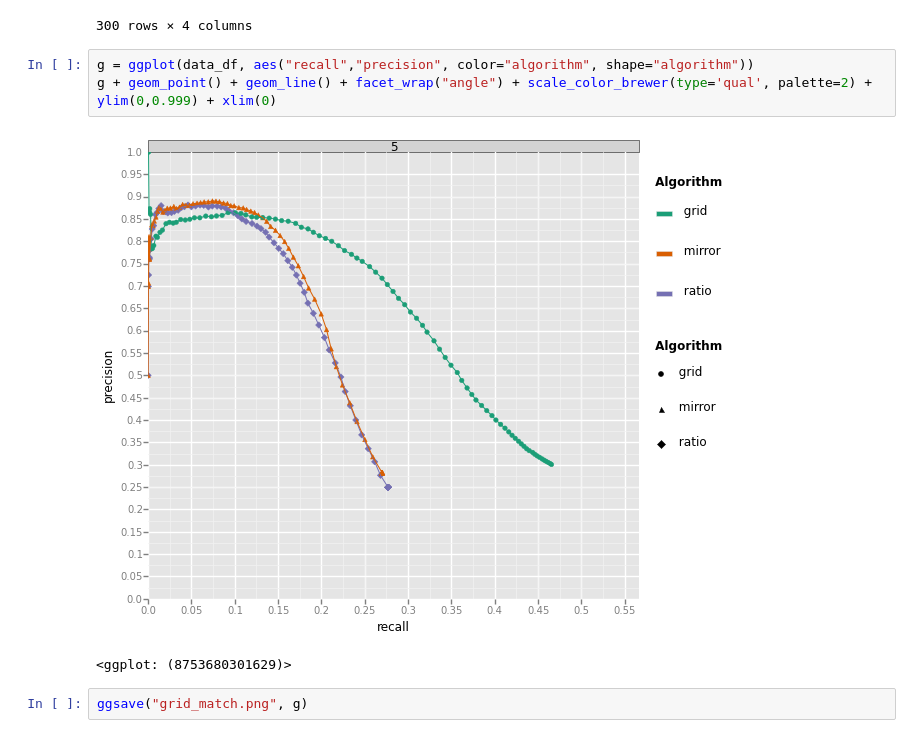
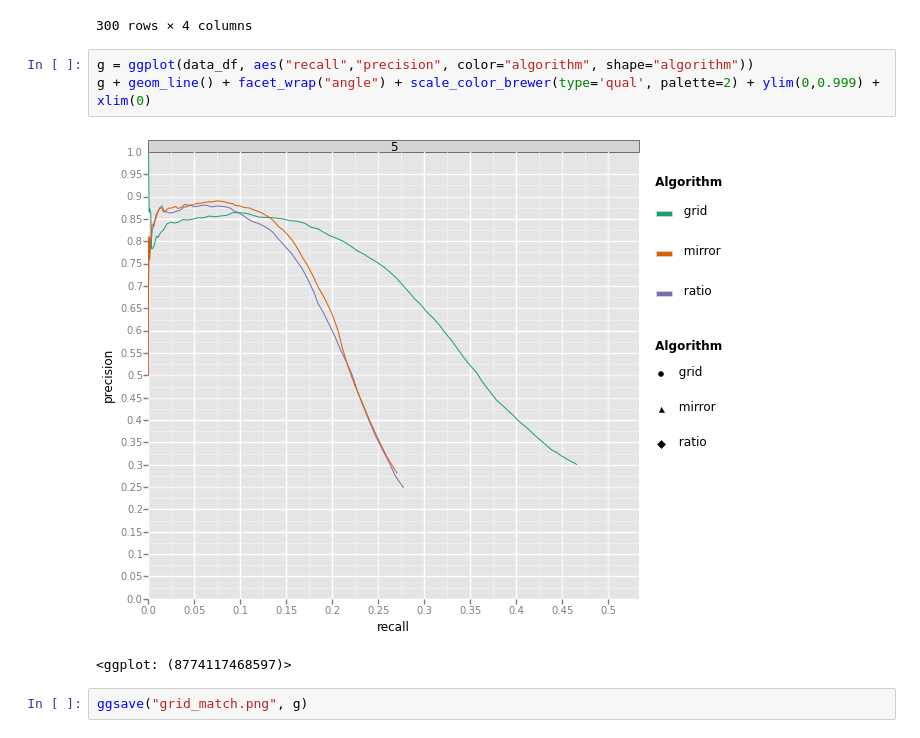
Before and after one commit to arnfred/Fast-Match, a Jupyter notebook: Evaluate Turntable.ipynb, the cells around one changed output. Cells and saved outputs as stored; diff of their text form.

```diff
--- a/Evaluate Turntable.ipynb
+++ b/Evaluate Turntable.ipynb
@@ -117,10 +117,10 @@ data_df[data_df["angle"] == 5]
 300 rows × 4 columns
 # %%
 g = ggplot(data_df, aes("recall","precision", color="algorithm", shape="algorithm"))
-g + geom_point() + geom_line() + facet_wrap("angle") + scale_color_brewer(type='qual', palette=2) + ylim(0,0.999) + xlim(0)
+g + geom_line() + facet_wrap("angle") + scale_color_brewer(type='qual', palette=2) + ylim(0,0.999) + xlim(0)
 # %% [output]
-[figure, old version]
+[figure, new version]
-<ggplot: (8753680301629)>
+<ggplot: (8774117468597)>
 # %%
 ggsave("grid_match.png", g)
 # %% [output]
```
Also changed, not shown: parts of 1 cell of this notebook, 3 other files.
